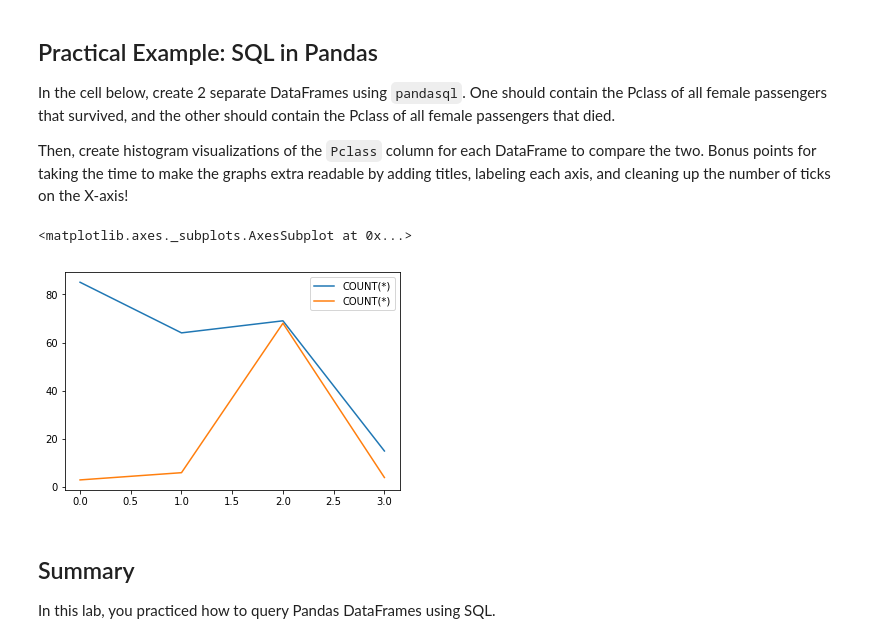
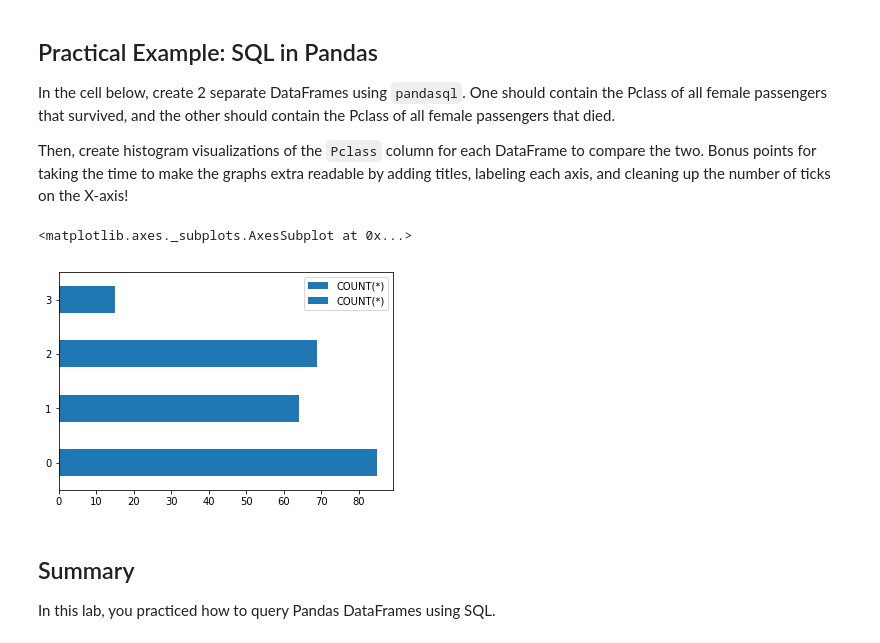
Before and after one commit to jmt0221/dsc-using-sql-with-pandas-lab-nyc-ds-082619, a Jupyter notebook: index.ipynb, the cells around one changed output. Saved outputs shown, nothing was run; the diff lists cells and outputs as text; code cells hidden in the pictures.

```diff
--- a/index.ipynb
+++ b/index.ipynb
@@ -335,31 +335,31 @@ Then, create histogram visualizations of the `Pclass` column for each DataFrame
 # %%
 # Write your queries in these variables to keep your code well-formatted and readable
 q3 = '''SELECT
         Pclass, COUNT(*)
         FROM
         df
         WHERE
         Sex == 'female' AND Survived = 1
         GROUP BY Pclass'''
 q4 ='''SELECT
         Pclass, COUNT(*)
         FROM
         df
         WHERE
         Sex == 'female' AND Survived = 0
         GROUP BY Pclass'''
 fig, ax = plt.subplots()
 survived_females_by_pclass_df = pysqldf(q3).plot(kind='barh',ax=ax)
-died_females_by_pclass_df = pysqldf(q4).plot(kind = 'barh'ax=ax)
+died_females_by_pclass_df = pysqldf(q4).plot(kind = 'barh',ax=ax)
 
 survived_females_by_pclass_df
 
 
 
 # Create and label the histograms for each below!
 # %% [output]
 <matplotlib.axes._subplots.AxesSubplot at 0x...>
-[figure, old version]
+[figure, new version]
 # %% [markdown]
 ## Summary
 
```
